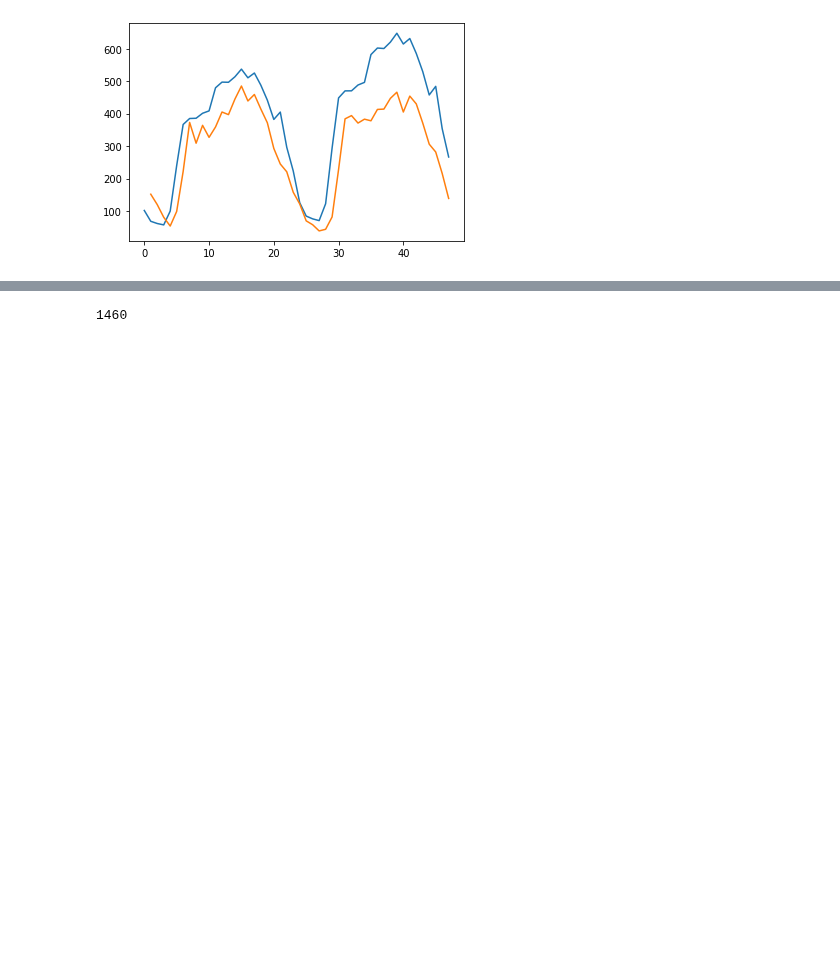
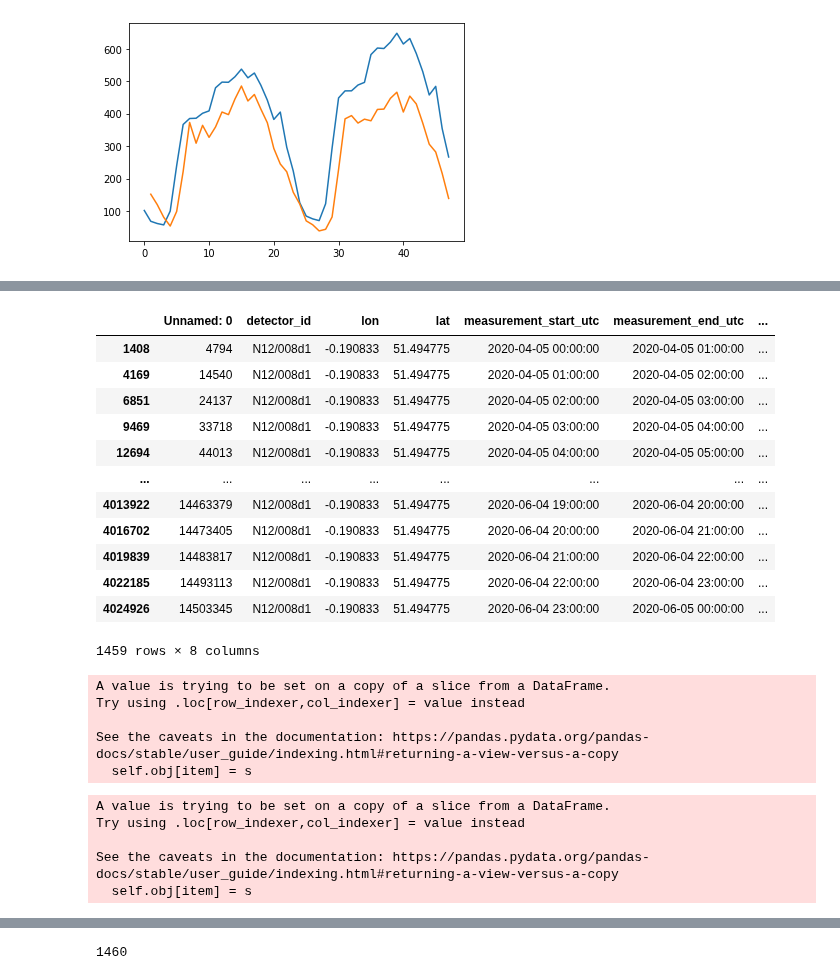
Before and after one commit to TeddyTW/SpatialScan, a Jupyter notebook: notebooks/Untitled.ipynb, the cells around one changed output, grey strips where cells are left out. Drawn from its saved outputs; the diff is of its cells as text; code cells hidden in the pictures; blank space fills up the shorter version.

```diff
--- a/notebooks/Untitled.ipynb
+++ b/notebooks/Untitled.ipynb
@@ -161,0 +183,34 @@ y_mean, y_cov=gp2.predict(X_test, return_cov=True)
+# %%
+df_d
+# %% [output]
+|  | Unnamed: 0 | detector_id | lon | lat | measurement_start_utc | measurement_end_utc | ... |
+| 1408 | 4794 | N12/008d1 | -0.190833 | 51.494775 | 2020-04-05 00:00:00 | 2020-04-05 01:00:00 | ... |
+| 4169 | 14540 | N12/008d1 | -0.190833 | 51.494775 | 2020-04-05 01:00:00 | 2020-04-05 02:00:00 | ... |
+| 6851 | 24137 | N12/008d1 | -0.190833 | 51.494775 | 2020-04-05 02:00:00 | 2020-04-05 03:00:00 | ... |
+| 9469 | 33718 | N12/008d1 | -0.190833 | 51.494775 | 2020-04-05 03:00:00 | 2020-04-05 04:00:00 | ... |
+| 12694 | 44013 | N12/008d1 | -0.190833 | 51.494775 | 2020-04-05 04:00:00 | 2020-04-05 05:00:00 | ... |
+| ... | ... | ... | ... | ... | ... | ... | ... |
+| 4013922 | 14463379 | N12/008d1 | -0.190833 | 51.494775 | 2020-06-04 19:00:00 | 2020-06-04 20:00:00 | ... |
+| 4016702 | 14473405 | N12/008d1 | -0.190833 | 51.494775 | 2020-06-04 20:00:00 | 2020-06-04 21:00:00 | ... |
+| 4019839 | 14483817 | N12/008d1 | -0.190833 | 51.494775 | 2020-06-04 21:00:00 | 2020-06-04 22:00:00 | ... |
+| 4022185 | 14493113 | N12/008d1 | -0.190833 | 51.494775 | 2020-06-04 22:00:00 | 2020-06-04 23:00:00 | ... |
+| 4024926 | 14503345 | N12/008d1 | -0.190833 | 51.494775 | 2020-06-04 23:00:00 | 2020-06-05 00:00:00 | ... |
+1459 rows × 8 columns
+# %%
+for i in range(0, len(df_d)):
+    if(df_d.iloc[i]["n_vehicles_in_interval"]>threshold[df_d.iloc[i]["hour"]]):
+        df_d.iloc[0, df_d.columns.get_loc("n_vehicles_in_interval")]=float("NaN")
+# %% [output]
+A value is trying to be set on a copy of a slice from a DataFrame.
+Try using .loc[row_indexer,col_indexer] = value instead
+
+See the caveats in the documentation: https://pandas.pydata.org/pandas-docs/stable/user_guide/indexing.html#returning-a-view-versus-a-copy
+  self.obj[item] = s
+# %%
+df_d.iloc[0, df_d.columns.get_loc("n_vehicles_in_interval")] = 10000
+# %% [output]
+A value is trying to be set on a copy of a slice from a DataFrame.
+Try using .loc[row_indexer,col_indexer] = value instead
+
+See the caveats in the documentation: https://pandas.pydata.org/pandas-docs/stable/user_guide/indexing.html#returning-a-view-versus-a-copy
+  self.obj[item] = s
```
Also changed, not shown: parts of 13 cells of this notebook, 1 other file.
